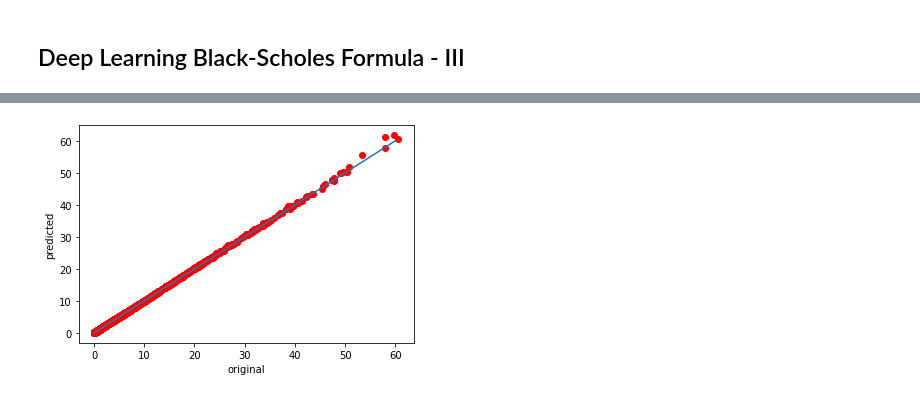
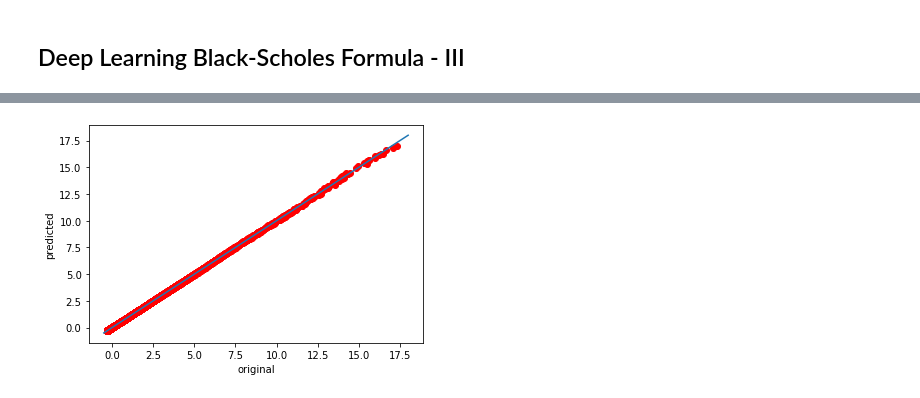
Before and after one commit to tmtsf/deep-learning, a Jupyter notebook: code/02-quant_finance/src/black_scholes_iii.ipynb, the cells around one changed output, grey strips where cells are left out. Saved outputs shown, nothing was run; the diff lists cells and outputs as text; code cells hidden in the pictures.

```diff
--- a/code/02-quant_finance/src/black_scholes_iii.ipynb
+++ b/code/02-quant_finance/src/black_scholes_iii.ipynb
@@ -12,11 +12,24 @@ with open('../data/black_scholes_with_greeks.csv', newline='\n') as csvfile:
   for row in reader:
     dataset.append(row)
 
-train_set, test_set = np.array(dataset[:16384], dtype=float), np.array(dataset[16384:], dtype=float)
-train_features, train_labels = torch.from_numpy(train_set[:, 0:5]), torch.from_numpy(train_set[:, 5:])
-test_features, test_labels = torch.from_numpy(test_set[:, 0:5]), torch.from_numpy(test_set[:, 5:])
+train_set, test_set = np.array(dataset[:80000], dtype=float), np.array(dataset[80000:], dtype=float)
+
+train_set_norm = train_set
+test_set_norm = test_set
+
+mean = np.mean(train_set[:, :6], axis=0)
+std = np.std(train_set[:, :6], axis=0)
+
+train_set_norm[:, :6] = (train_set[:, :6] - mean) / std
+train_set_norm[:, 6:] = train_set[:, 6:] * std[:5] / std[5]
+
+test_set_norm[:, :6] = (test_set[:, :6] - mean) / std
+test_set_norm[:, 6:] = test_set[:, 6:] * std[:5] / std[5]
+
+train_features, train_labels = torch.from_numpy(train_set_norm[:, 0:5]), torch.from_numpy(train_set_norm[:, 5:])
+test_features, test_labels = torch.from_numpy(test_set_norm[:, 0:5]), torch.from_numpy(test_set_norm[:, 5:])
 # %%
-batch_size = 256
+batch_size = 50
 train_iter = torch.utils.data.DataLoader(torch.utils.data.TensorDataset(train_features, train_labels),
                                          batch_size,
                                          shuffle=True)
@@ -25,18 +38,18 @@ test_iter = torch.utils.data.DataLoader(torch.utils.data.TensorDataset(test_feat
                                         shuffle=False)
 # %%
 num_inputs = 5
-num_hidden = 20
+num_hidden = 50
 num_outputs = 1
 
-w1 = torch.nn.Parameter(torch.randn(num_inputs, num_hidden, requires_grad=True) * .1)
+w1 = torch.nn.Parameter(torch.randn(num_inputs, num_hidden, requires_grad=True) * .02)
 b1 = torch.nn.Parameter(torch.zeros(num_hidden, requires_grad=True))
-w2 = torch.nn.Parameter(torch.randn(num_hidden, num_hidden, requires_grad=True) * .1)
+w2 = torch.nn.Parameter(torch.randn(num_hidden, num_hidden, requires_grad=True) * .01)
 b2 = torch.nn.Parameter(torch.zeros(num_hidden, requires_grad=True))
-w3 = torch.nn.Parameter(torch.randn(num_hidden, num_hidden, requires_grad=True) * .1)
+w3 = torch.nn.Parameter(torch.randn(num_hidden, num_hidden, requires_grad=True) * .03)
 b3 = torch.nn.Parameter(torch.zeros(num_hidden, requires_grad=True))
-w4 = torch.nn.Parameter(torch.randn(num_hidden, num_hidden, requires_grad=True) * .1)
+w4 = torch.nn.Parameter(torch.randn(num_hidden, num_hidden, requires_grad=True) * .01)
 b4 = torch.nn.Parameter(torch.zeros(num_hidden, requires_grad=True))
-w5 = torch.nn.Parameter(torch.randn(num_hidden, num_outputs, requires_grad=True) * .1)
+w5 = torch.nn.Parameter(torch.randn(num_hidden, num_outputs, requires_grad=True) * .04)
 b5 = torch.nn.Parameter(torch.zeros(num_outputs, requires_grad=True))
 
 params = [w1, b1, w2, b2, w3, b3, w4, b4, w5, b5]
@@ -77,7 +90,7 @@ model = Model(params)
 # %%
 loss = torch.nn.MSELoss()
 # %%
-learning_rate = 0.0003
+learning_rate = 0.001
 optimizer = torch.optim.Adam(params, lr=learning_rate)
 # %%
 num_epochs = 10
@@ -113,16 +126,16 @@ torch.save(model.state_dict(), '../save/black_scholes_greeks.ckpt')
 # %%
 with torch.no_grad():
   val, deriv = model(train_features.float())
   predicted = val.numpy().reshape(-1)
   original = train_labels[:, 0].numpy().reshape(-1)
 
   plt.plot(original, predicted, 'ro')
   plt.xlabel("original")
   plt.ylabel("predicted")
-  plt.plot([0, 60], [0, 60])
+  plt.plot([-.5, 18], [-.5, 18])
   plt.show()
 # %% [output]
-[figure, old version]
+[figure, new version]
 # %%
 with torch.no_grad():
   val, deriv = model(test_features.float())
```
Also changed, not shown: parts of 2 cells of this notebook, 2 other files.
